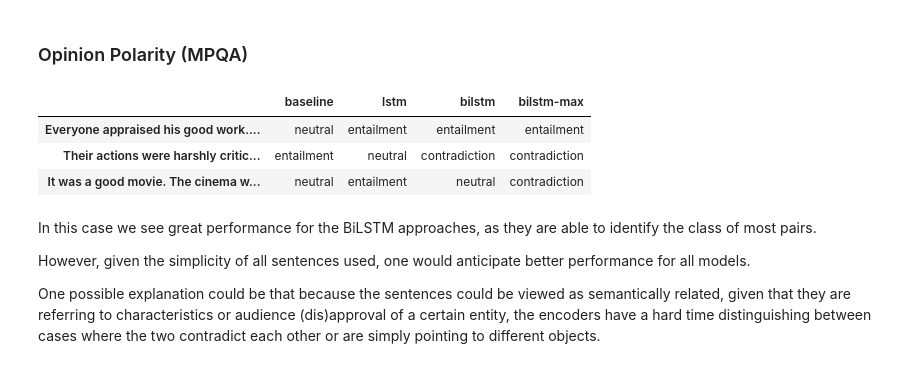
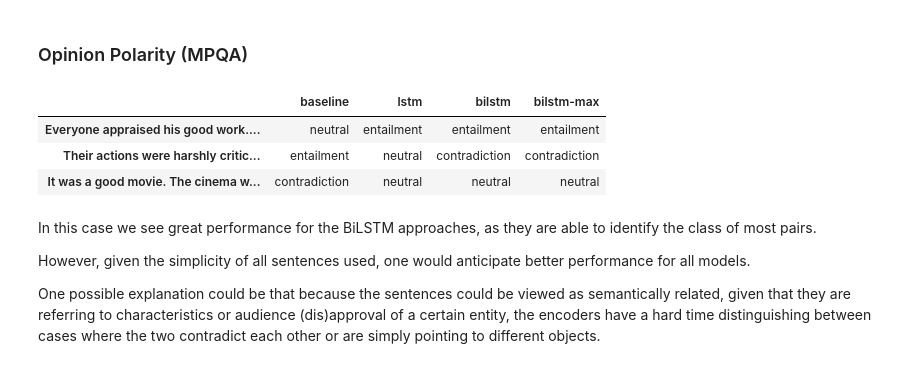
Before and after one commit to din0s/infer-sent, a Jupyter notebook: demo.ipynb, the cells around one changed output. Cells and saved outputs as stored; diff of their text form; code cells hidden in the pictures.

```diff
--- a/demo.ipynb
+++ b/demo.ipynb
@@ -452,14 +452,14 @@ which made the other architectures to miss the fact that the two sentences were
 # %%
 query_models(
     ("Everyone appraised his good work.", "His efforts were highly appreciated."),
     ("Their actions were harshly criticized.", "They received positive feedback."),
-    ("It was a good movie.", "The cinema was spatious.")
+    ("It was a good movie.", "The cinema was spacious.")
 )
 # %% [output]
 |  | baseline | lstm | bilstm | bilstm-max |
 | Everyone appraised his good work.... | neutral | entailment | entailment | entailment |
 | Their actions were harshly critic... | entailment | neutral | contradiction | contradiction |
-| It was a good movie. The cinema w... | neutral | entailment | neutral | contradiction |
+| It was a good movie. The cinema w... | contradiction | neutral | neutral | neutral |
 # %% [markdown]
 In this case we see great performance for the BiLSTM approaches, as they are able to identify the class of most pairs.
 
```
